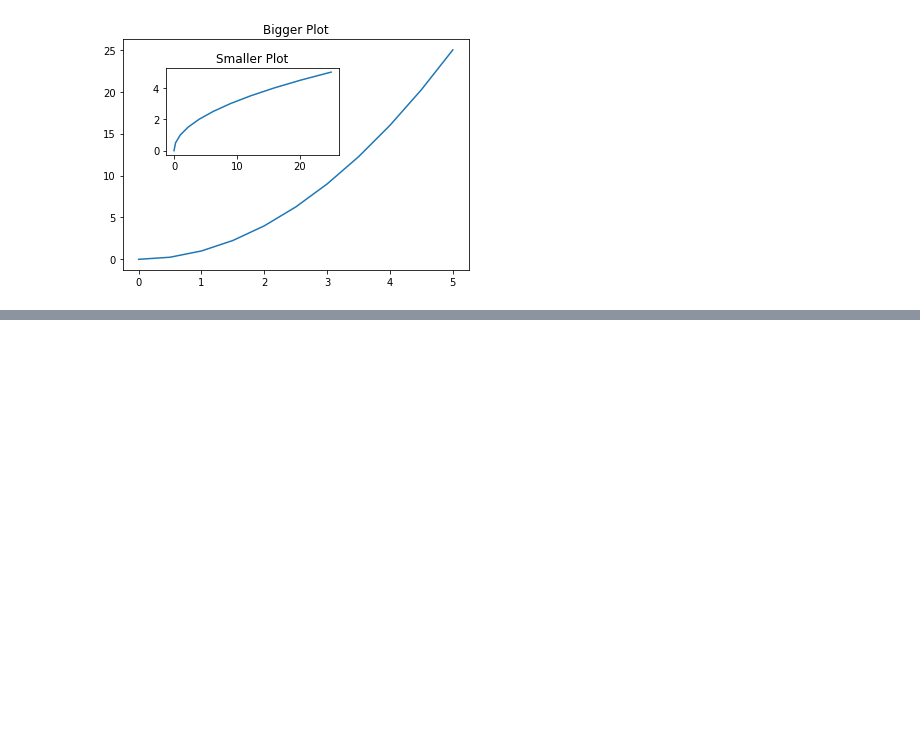
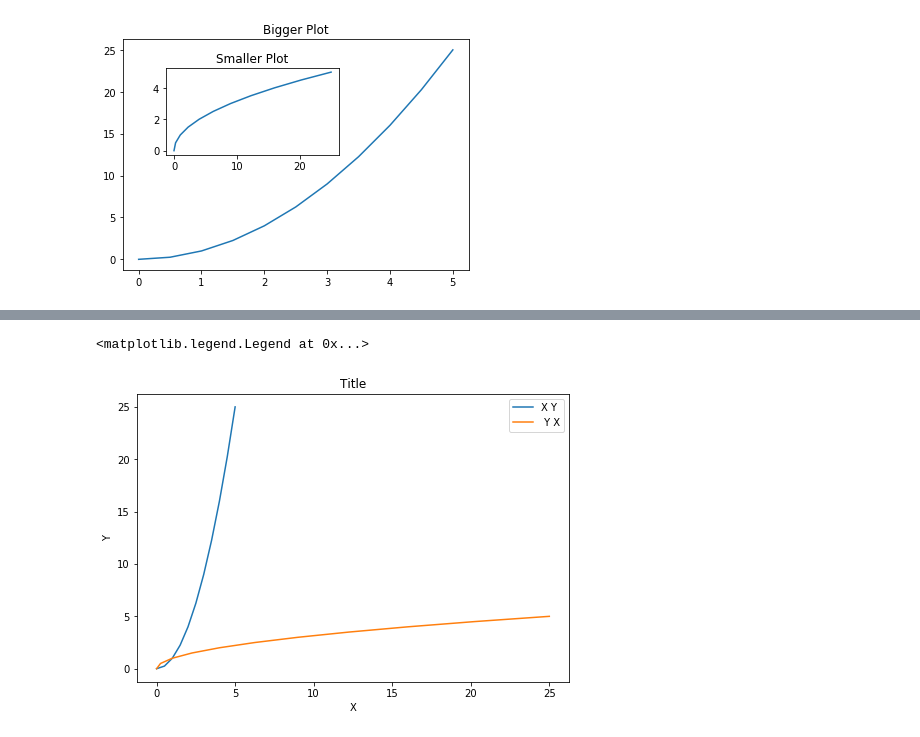
Before and after one commit to ricardojguzman/DSPractice, a Jupyter notebook: Udemy/PY-DS-ML-Bootcamp/Sources/05-Data-Visualization-with-Matplotlib/Matplotlib.ipynb, the cells around one changed output, grey strips where cells are left out. Cells and saved outputs as stored; diff of their text form; code cells hidden in the pictures; blank space fills up the shorter version.

Commit message:
Matplotlib 2/3

```diff
--- a/Udemy/PY-DS-ML-Bootcamp/Sources/05-Data-Visualization-with-Matplotlib/Matplotlib.ipynb
+++ b/Udemy/PY-DS-ML-Bootcamp/Sources/05-Data-Visualization-with-Matplotlib/Matplotlib.ipynb
@@ -64,0 +98,16 @@ Text(0.5, 1.0, 'Smaller Plot')
+# %%
+fig = plt.figure()
+
+ax= fig.add_axes([0,0,1,1])
+ax.plot(x,y,label ='X Y')
+ax.plot(y,x,label =' Y X')
+
+ax.set_title('Title')
+ax.set_ylabel('Y')
+ax.set_xlabel('X')
+
+ax.legend(loc=0)
+#ax.legend(loc=(0.1,0.1))
+# %% [output]
+<matplotlib.legend.Legend at 0x...>
+[figure, added]
```
Also changed, not shown: parts of 5 cells of this notebook, 1 other file.
